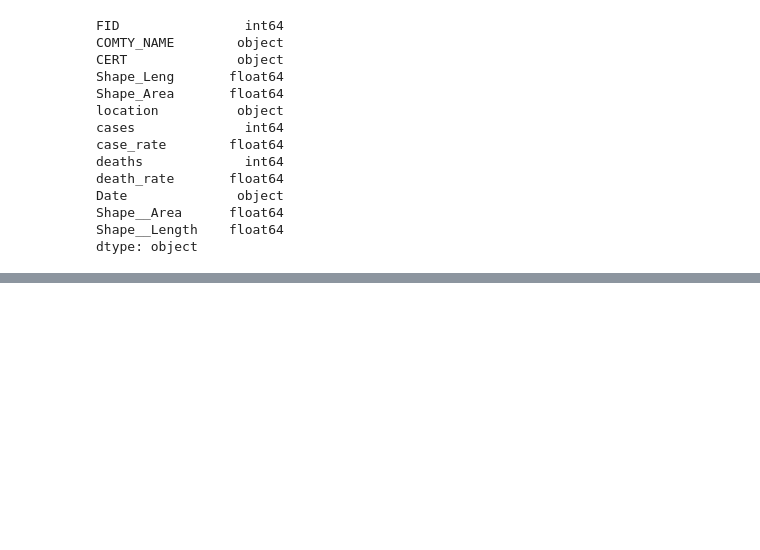
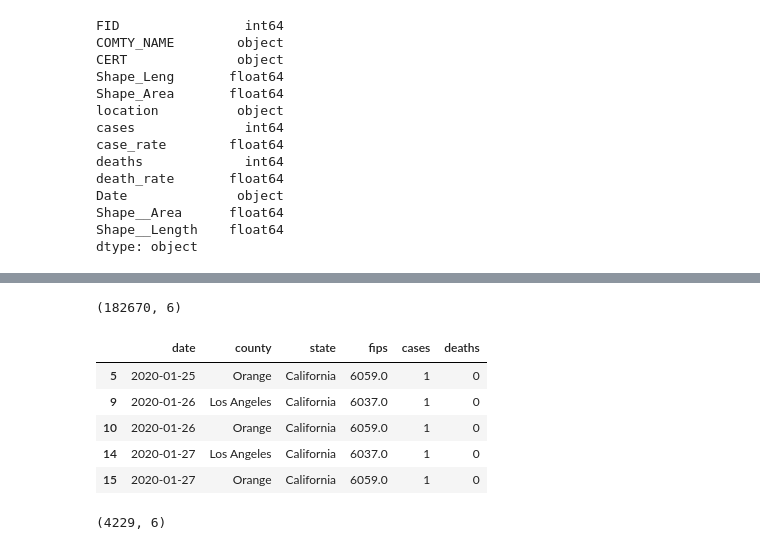
Before and after one commit to salma71/COVID_-LA, a Jupyter notebook: data_expolration.ipynb, the cells around one changed output, grey strips where cells are left out. Saved outputs shown, nothing was run; the diff lists cells and outputs as text; code cells hidden in the pictures; blank space fills up the shorter version.

```diff
--- a/data_expolration.ipynb
+++ b/data_expolration.ipynb
@@ -129,0 +151,18 @@ display(by_neighbour.corr(method='pearson'))
+# %%
+url_4 = 'https://raw.githubusercontent.com/nytimes/covid-19-data/master/us-counties.csv'
+by_county = pd.read_csv(url_4)
+by_county
+# %% [output]
+(182670, 6)
+# %%
+by_county = by_county.loc[by_county['state'] == 'California']
+display(by_county.head())
+by_county.shape
+# %% [output]
+|  | date | county | state | fips | cases | deaths |
+| 5 | 2020-01-25 | Orange | California | 6059.0 | 1 | 0 |
+| 9 | 2020-01-26 | Los Angeles | California | 6037.0 | 1 | 0 |
+| 10 | 2020-01-26 | Orange | California | 6059.0 | 1 | 0 |
+| 14 | 2020-01-27 | Los Angeles | California | 6037.0 | 1 | 0 |
+| 15 | 2020-01-27 | Orange | California | 6059.0 | 1 | 0 |
+(4229, 6)
```
Also changed, not shown: parts of 3 cells of this notebook.
